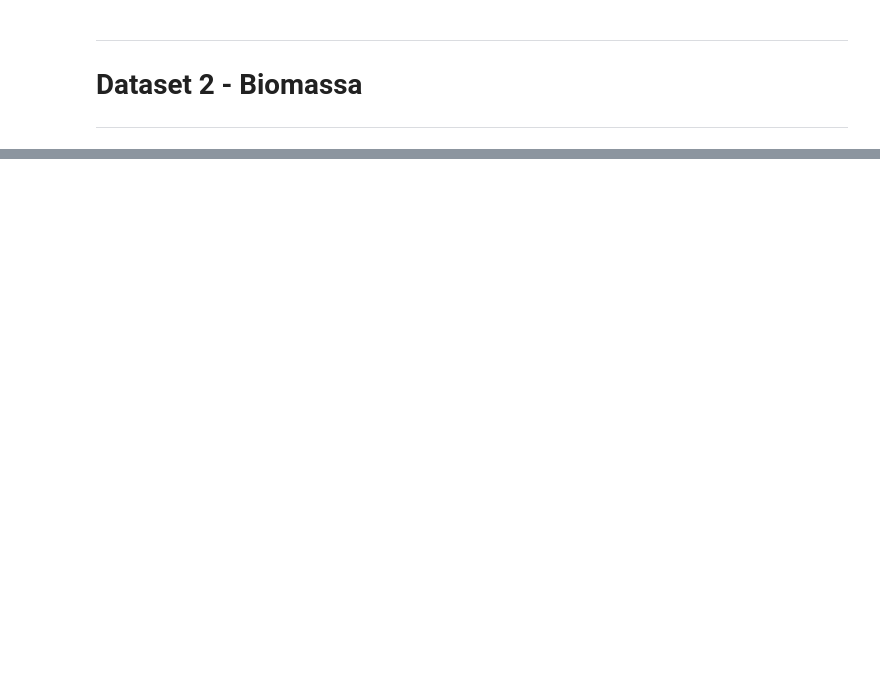
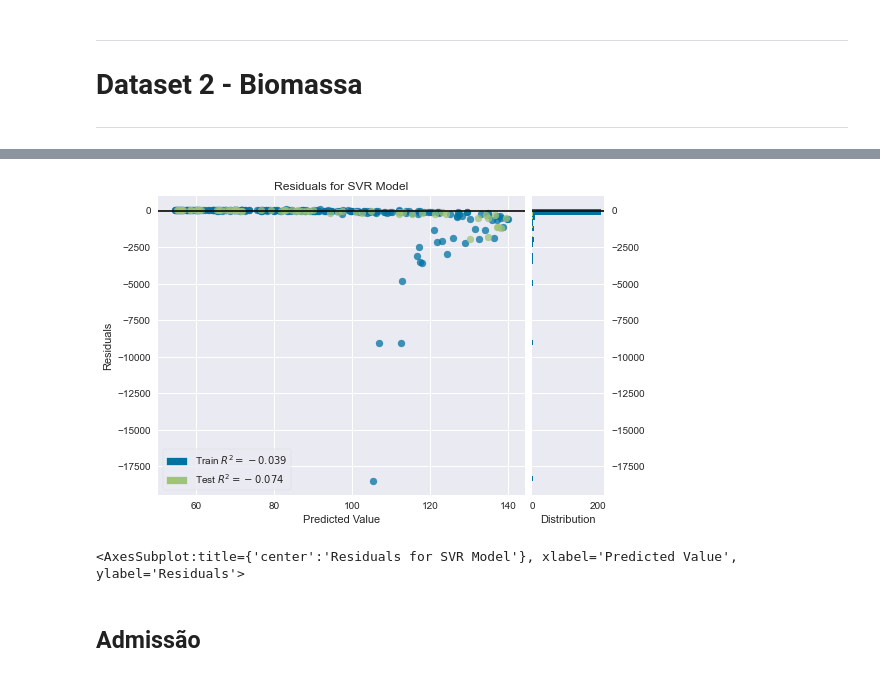
Before and after one commit to brunolcarli/IPythonNotebooks, a Jupyter notebook: challenges_luci/ml_marathon/DESAFIO_12__ML_REGRESSION.ipynb, the cells around one changed output, grey strips where cells are left out. Drawn from its saved outputs; the diff is of its cells as text; code cells hidden in the pictures; blank space fills up the shorter version.

```diff
--- a/challenges_luci/ml_marathon/DESAFIO_12__ML_REGRESSION.ipynb
+++ b/challenges_luci/ml_marathon/DESAFIO_12__ML_REGRESSION.ipynb
@@ -387,3 +389,6 @@ volume_models.sort_values(by=['R2 Manual'], ascending=False)
 # Dataset 2 - Biomassa
 
 <hr />
+# %%
+biomass_df = pd.read_csv(files['biomassa'])
+biomass_df.head()
@@ -389,0 +402,13 @@ volume_models.sort_values(by=['R2 Manual'], ascending=False)
+# %%
+biomass_X_train, biomass_X_test, biomass_y_train, biomass_y_test = train_test_split(
+    biomass_df[['dap', 'h', 'Me']].values,
+    biomass_df.biomassa,
+    test_size=0.2,
+    random_state=2154
+)
+
+# Exibe os shapes das partições
+print('Train X shape ', biomass_X_train.shape)
+print('Train y shape ', biomass_y_train.shape)
+print('Test X shape ', biomass_X_test.shape)
+print('Test y shape ', biomass_y_test.shape)
@@ -389,0 +485,22 @@ volume_models.sort_values(by=['R2 Manual'], ascending=False)
+# %%
+%%capture
+
+# Treina a KNN
+biomass_knn = KNeighborsRegressor()
+biomass_knn = GridSearchCV(biomass_knn, {'n_neighbors': [1, 3, 5, 7, 9]}, n_jobs=-1, cv=10)
+biomass_knn.fit(biomass_X_train, biomass_y_train)
+
+# predicts
+knn_predicts = biomass_knn.predict(biomass_X_test)
+
+knn_metrics = {
+    'knn': [
+        {'k': biomass_knn.best_params_['n_neighbors']},
+        r2(knn_predicts, biomass_y_test),  # R2 Manual
+        r2_score(knn_predicts, biomass_y_test),  # R2 do sklearn
+        syx(knn_predicts, biomass_y_test, len(biomass_X_test[0])),  # SYX
+        pearsonr(biomass_y_test, knn_predicts)[0],  # Pearson
+        np.sqrt(mean_squared_error(biomass_y_test, knn_predicts)), # RMSE
+        mean_absolute_error(biomass_y_test, knn_predicts)  # MAE
+    ]
+}
@@ -389,0 +1267,10 @@ volume_models.sort_values(by=['R2 Manual'], ascending=False)
+# %%
+visualizer = ResidualsPlot(biomass_svr)
+visualizer.fit(biomass_X_train, biomass_y_train)
+visualizer.score(biomass_X_test, biomass_y_test)
+visualizer.show()
+# %% [output]
+[figure, added]
+<AxesSubplot:title={'center':'Residuals for SVR Model'}, xlabel='Predicted Value', ylabel='Residuals'>
+# %% [markdown]
+## Admissão
```
Also changed, not shown: parts of 53 cells of this notebook.
